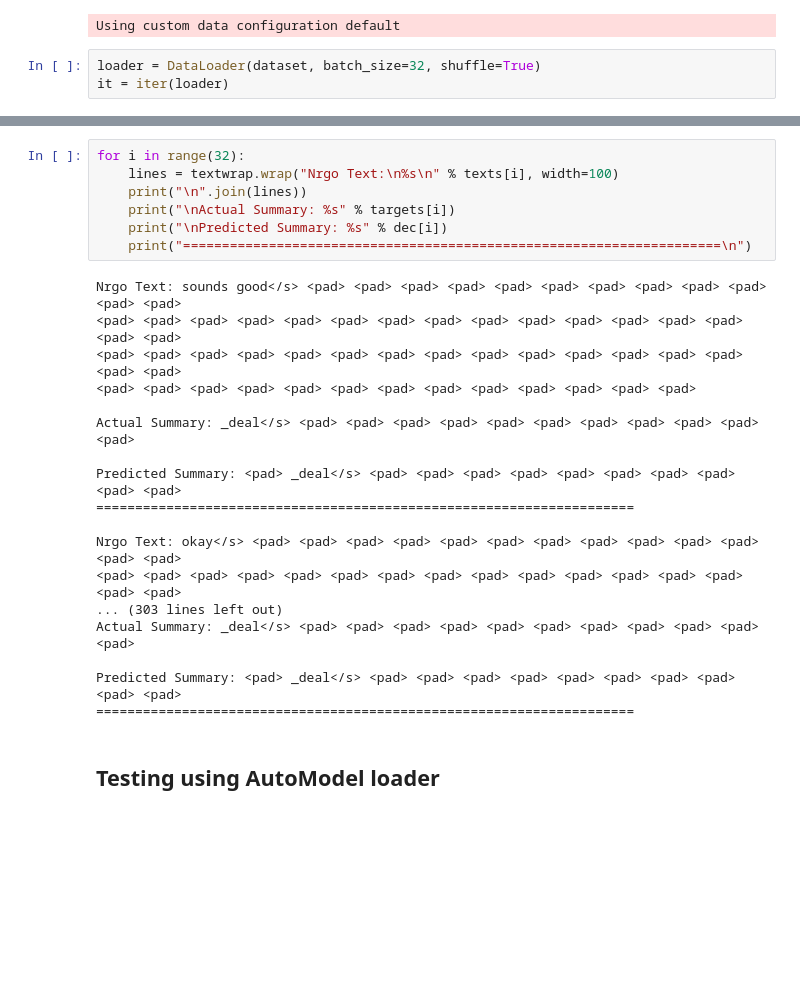
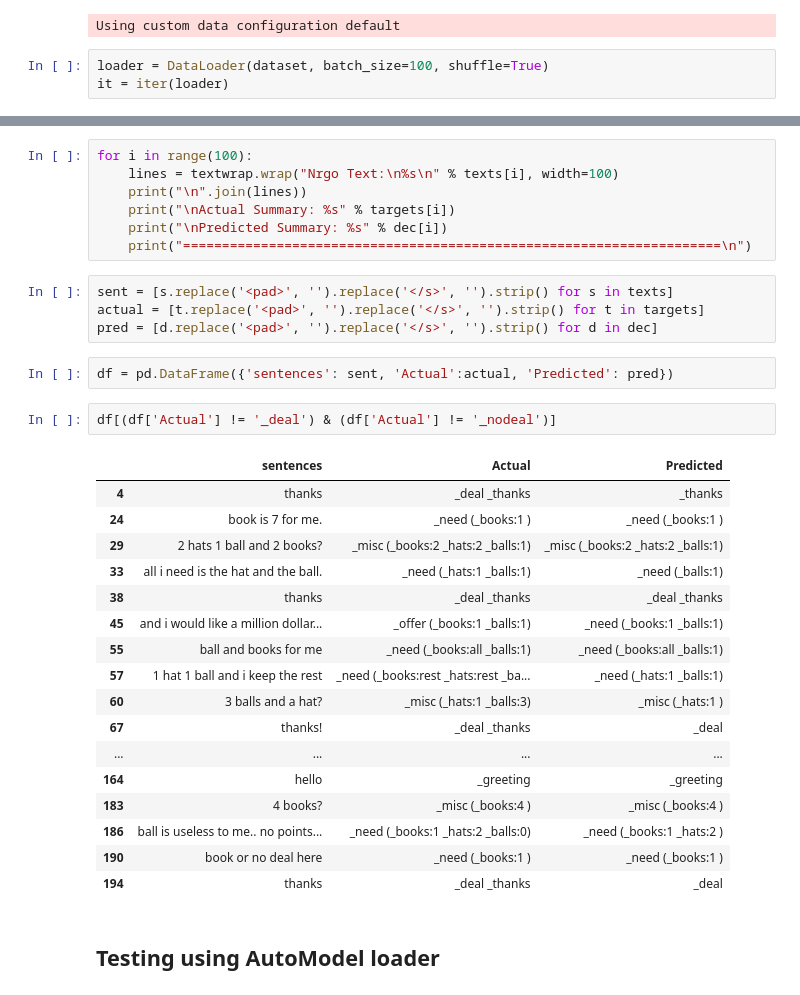
Before and after one commit to ravy101/negotiation-experiments, a Jupyter notebook: Tune_T5_Nego.ipynb, the cells around one changed output, grey strips where cells are left out. Cells and saved outputs as stored; diff of their text form; blank space fills up the shorter version.

Commit message:
predicted some samples

```diff
--- a/Tune_T5_Nego.ipynb
+++ b/Tune_T5_Nego.ipynb
@@ -582,7 +584,7 @@ dataset = nego(tokenizer, 'test', None, IN_LEN, OUT_LEN, False)
 # %% [output]
 Using custom data configuration default
 # %%
-loader = DataLoader(dataset, batch_size=32, shuffle=True)
+loader = DataLoader(dataset, batch_size=100, shuffle=True)
 it = iter(loader)
 # %%
 batch = next(it)
@@ -610,28 +614,36 @@ targets = [tokenizer.decode(ids) for ids in batch['target_ids']]
 # %%
-for i in range(32):
+for i in range(100):
     lines = textwrap.wrap("Nrgo Text:\n%s\n" % texts[i], width=100)
     print("\n".join(lines))
     print("\nActual Summary: %s" % targets[i])
     print("\nPredicted Summary: %s" % dec[i])
     print("=====================================================================\n")
-# %% [output]
-Nrgo Text: sounds good</s> <pad> <pad> <pad> <pad> <pad> <pad> <pad> <pad> <pad> <pad> <pad> <pad>
-<pad> <pad> <pad> <pad> <pad> <pad> <pad> <pad> <pad> <pad> <pad> <pad> <pad> <pad> <pad> <pad>
-<pad> <pad> <pad> <pad> <pad> <pad> <pad> <pad> <pad> <pad> <pad> <pad> <pad> <pad> <pad> <pad>
-<pad> <pad> <pad> <pad> <pad> <pad> <pad> <pad> <pad> <pad> <pad> <pad> <pad>
-
-Actual Summary: _deal</s> <pad> <pad> <pad> <pad> <pad> <pad> <pad> <pad> <pad> <pad> <pad>
-
-Predicted Summary: <pad> _deal</s> <pad> <pad> <pad> <pad> <pad> <pad> <pad> <pad> <pad> <pad>
-=====================================================================
-
-Nrgo Text: okay</s> <pad> <pad> <pad> <pad> <pad> <pad> <pad> <pad> <pad> <pad> <pad> <pad> <pad>
-<pad> <pad> <pad> <pad> <pad> <pad> <pad> <pad> <pad> <pad> <pad> <pad> <pad> <pad> <pad> <pad>
-... (303 lines left out)
-Actual Summary: _deal</s> <pad> <pad> <pad> <pad> <pad> <pad> <pad> <pad> <pad> <pad> <pad>
-
-Predicted Summary: <pad> _deal</s> <pad> <pad> <pad> <pad> <pad> <pad> <pad> <pad> <pad> <pad>
-=====================================================================
+# %%
+sent = [s.replace('<pad>', '').replace('</s>', '').strip() for s in texts]
+actual = [t.replace('<pad>', '').replace('</s>', '').strip() for t in targets]
+pred = [d.replace('<pad>', '').replace('</s>', '').strip() for d in dec]
+# %%
+df = pd.DataFrame({'sentences': sent, 'Actual':actual, 'Predicted': pred})
+# %%
+df[(df['Actual'] != '_deal') & (df['Actual'] != '_nodeal')]
+# %% [output]
+|  | sentences | Actual | Predicted |
+| 4 | thanks | _deal _thanks | _thanks |
+| 24 | book is 7 for me. | _need (_books:1 ) | _need (_books:1 ) |
+| 29 | 2 hats 1 ball and 2 books? | _misc (_books:2 _hats:2 _balls:1) | _misc (_books:2 _hats:2 _balls:1) |
+| 33 | all i need is the hat and the ball. | _need (_hats:1 _balls:1) | _need (_balls:1) |
+| 38 | thanks | _deal _thanks | _deal _thanks |
+| 45 | and i would like a million dollar... | _offer (_books:1 _balls:1) | _need (_books:1 _balls:1) |
+| 55 | ball and books for me | _need (_books:all _balls:1) | _need (_books:all _balls:1) |
+| 57 | 1 hat 1 ball and i keep the rest | _need (_books:rest _hats:rest _ba... | _need (_hats:1 _balls:1) |
+| 60 | 3 balls and a hat? | _misc (_hats:1 _balls:3) | _misc (_hats:1 ) |
+| 67 | thanks! | _deal _thanks | _deal |
+| ... | ... | ... | ... |
+| 164 | hello | _greeting | _greeting |
+| 183 | 4 books? | _misc (_books:4 ) | _misc (_books:4 ) |
+| 186 | ball is useless to me.. no points... | _need (_books:1 _hats:2 _balls:0) | _need (_books:1 _hats:2 ) |
+| 190 | book or no deal here | _need (_books:1 ) | _need (_books:1 ) |
+| 194 | thanks | _deal _thanks | _deal |
 # %% [markdown]
 ## Testing using AutoModel loader
 # %%
```
Also changed, not shown: parts of 3 cells of this notebook, 3 other files.
